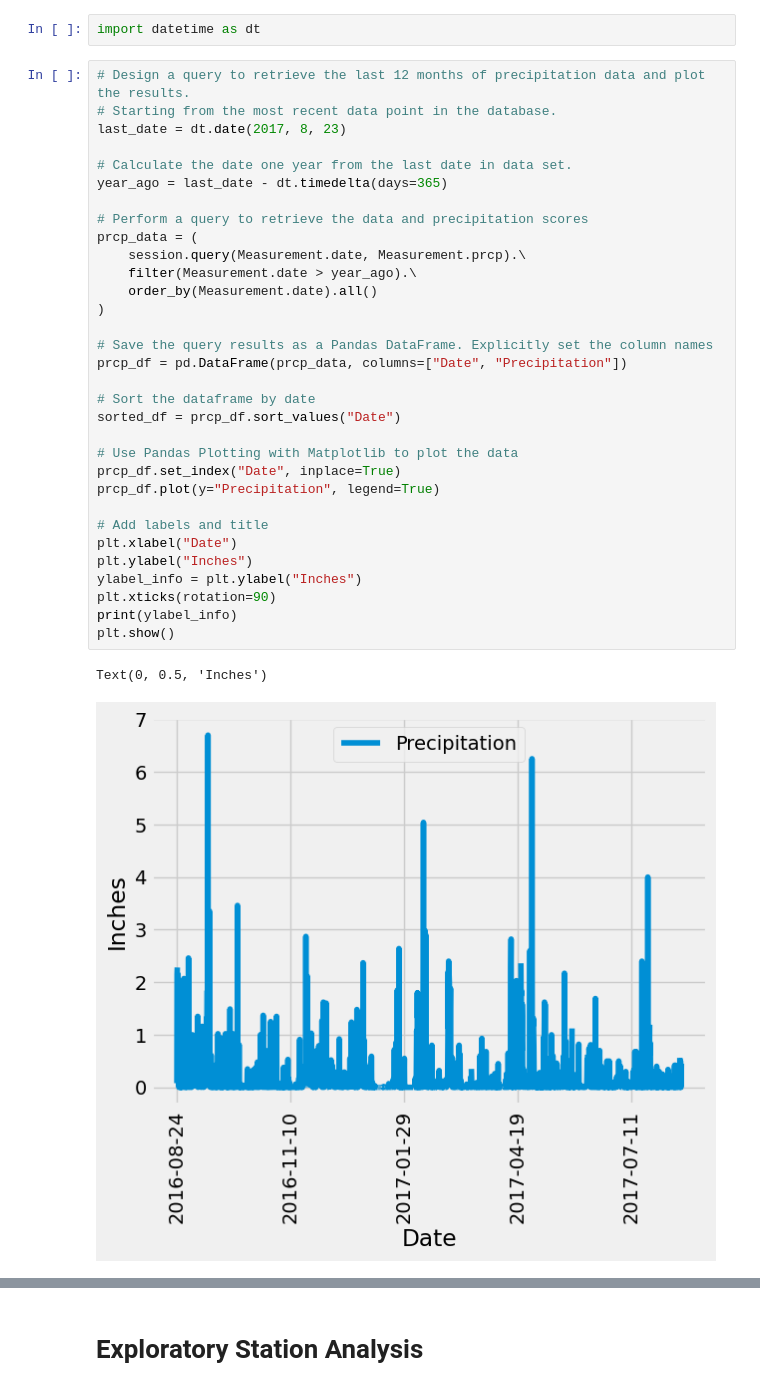
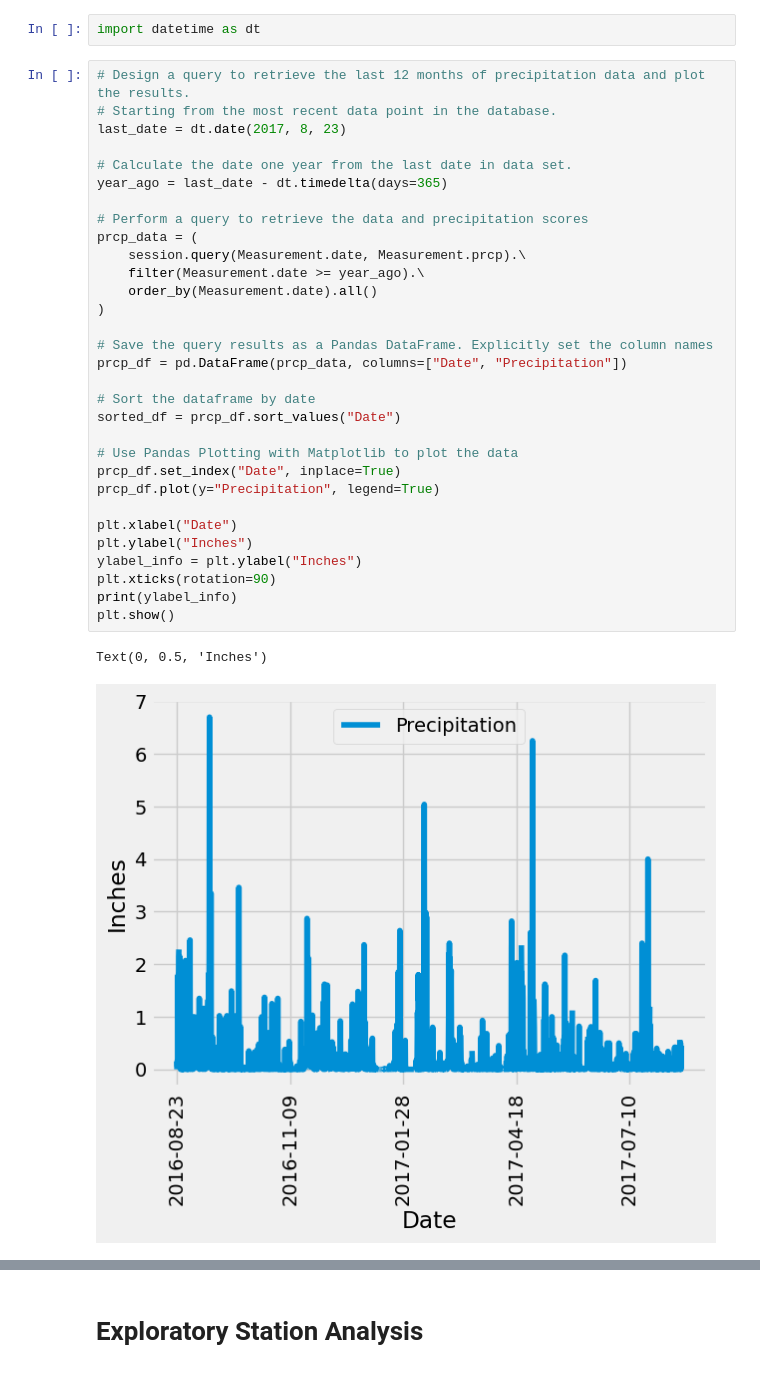
Before and after one commit to Golnaz8/sqlalchemy-challenge, a Jupyter notebook: SurfsUp/climate_code.ipynb, the cells around one changed output, grey strips where cells are left out. Saved outputs shown, nothing was run; the diff lists cells and outputs as text.

```diff
--- a/SurfsUp/climate_code.ipynb
+++ b/SurfsUp/climate_code.ipynb
@@ -75,36 +75,35 @@ import datetime as dt
 # Starting from the most recent data point in the database.
 last_date = dt.date(2017, 8, 23)
 
 # Calculate the date one year from the last date in data set.
 year_ago = last_date - dt.timedelta(days=365)
 
 # Perform a query to retrieve the data and precipitation scores
 prcp_data = (
     session.query(Measurement.date, Measurement.prcp).\
-    filter(Measurement.date > year_ago).\
+    filter(Measurement.date >= year_ago).\
     order_by(Measurement.date).all()
 )
 
 # Save the query results as a Pandas DataFrame. Explicitly set the column names
 prcp_df = pd.DataFrame(prcp_data, columns=["Date", "Precipitation"])
 
 # Sort the dataframe by date
 sorted_df = prcp_df.sort_values("Date")
 
 # Use Pandas Plotting with Matplotlib to plot the data
 prcp_df.set_index("Date", inplace=True)
 prcp_df.plot(y="Precipitation", legend=True)
 
-# Add labels and title
 plt.xlabel("Date")
 plt.ylabel("Inches")
 ylabel_info = plt.ylabel("Inches")
 plt.xticks(rotation=90)
 print(ylabel_info)
 plt.show()
 # %% [output]
 Text(0, 0.5, 'Inches')
-[figure, old version]
+[figure, new version]
 # %%
 # Use Pandas to calculate the summary statistics for the precipitation data
 prcp_df.describe()
```
Also changed, not shown: parts of 6 cells of this notebook.
